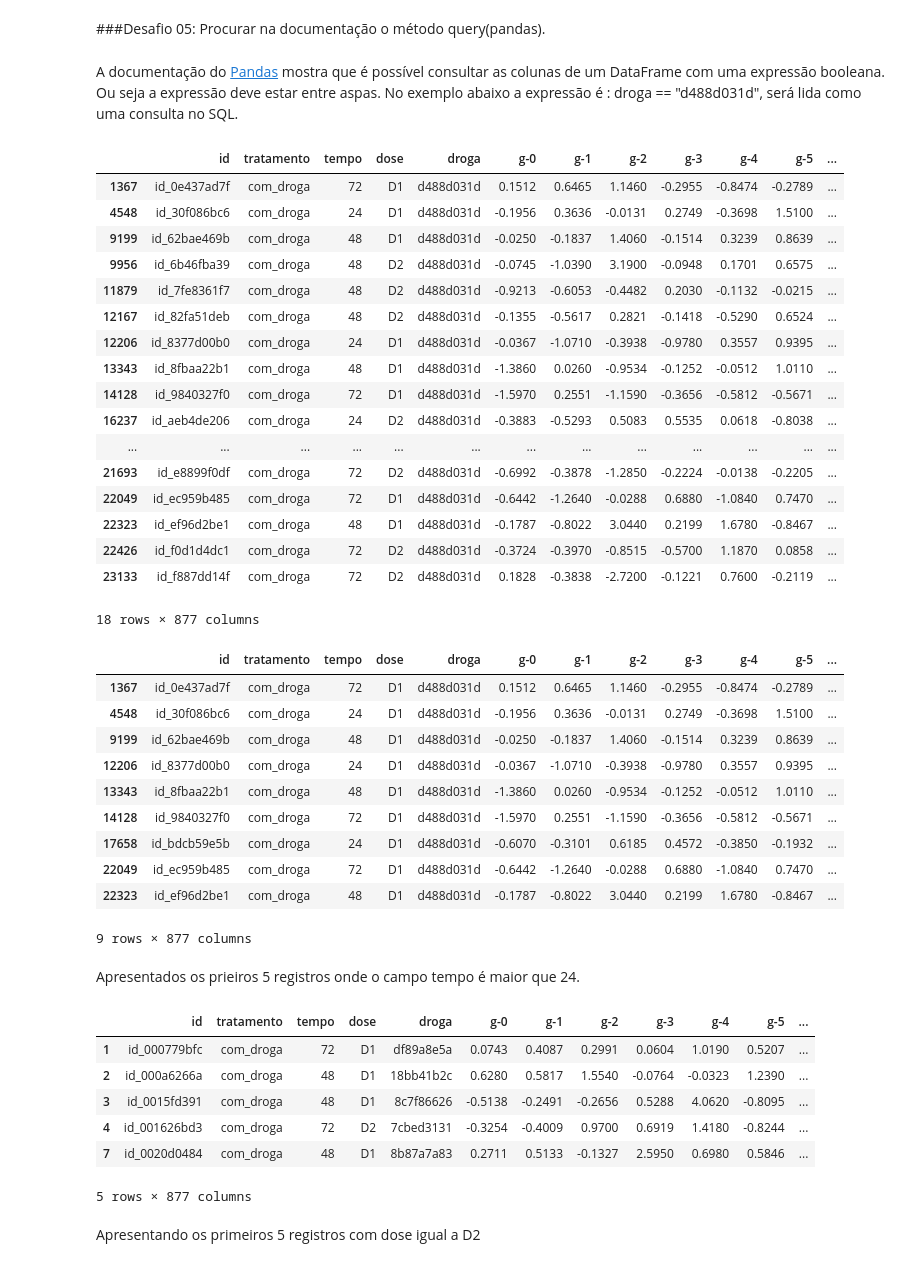
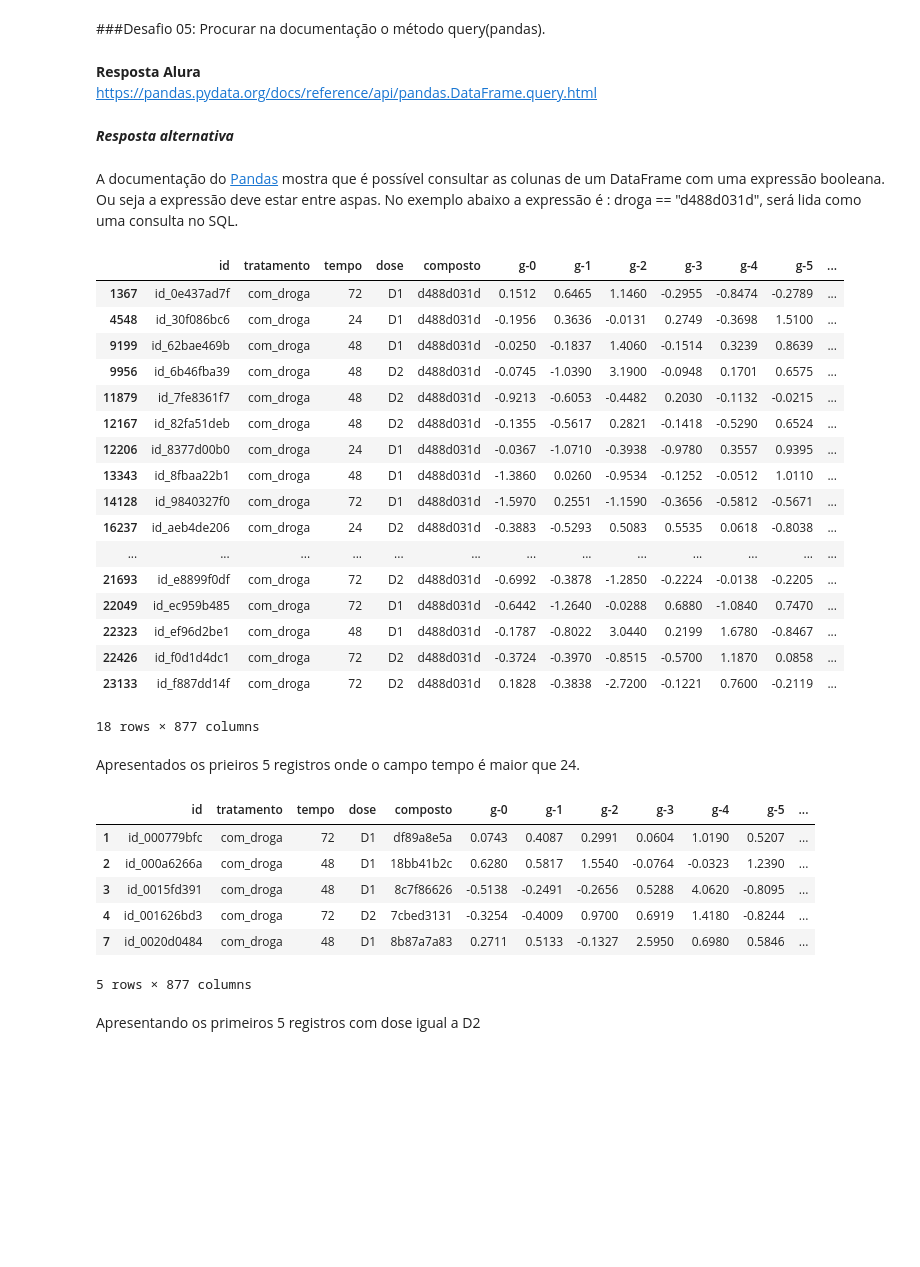
Before and after one commit to weltonrosa/Curso_Alura_ImersaoDados, a Jupyter notebook: Imersão_Dados.ipynb, the cells around one changed output. Saved outputs shown, nothing was run; the diff lists cells and outputs as text; code cells hidden in the pictures; blank space fills up the shorter version.

```diff
--- a/Imersão_Dados.ipynb
+++ b/Imersão_Dados.ipynb
@@ -271,0 +337,4 @@ Name: tratamento, dtype: float64
+# %%
+mapa = {'droga': 'composto'}
+dados.rename(columns=mapa, inplace=True)
+dados['composto'].unique().shape[0]
@@ -325,13 +361,18 @@ Name: droga, Length: 3280, dtype: int64
 ***3.280 drogas foram utilizadas em menos de 19 experimentos cada uma.***
 # %% [markdown]
 ###Desafio 05: Procurar na documentação o método query(pandas).
+# %% [markdown]
+**Resposta Alura**<br>
+https://pandas.pydata.org/docs/reference/api/pandas.DataFrame.query.html
+# %% [markdown]
+***Resposta alternativa***
 # %% [markdown]
 A documentação do <a href="https://pandas.pydata.org/pandas-docs/stable/reference/api/pandas.DataFrame.query.html?highlight=query#pandas.DataFrame.query">Pandas</a> mostra que é possível consultar as colunas de um DataFrame com uma expressão booleana. Ou seja a expressão deve estar entre aspas. No exemplo abaixo a expressão é : droga == "d488d031d", será lida como uma consulta no SQL.
 # %%
 #Mostra todas os experimentos feitos com a droga chamada d488d031d.
-dados.query('droga == "d488d031d"')
+dados.query('composto == "d488d031d"')
 # %% [output]
-|  | id | tratamento | tempo | dose | droga | g-0 | g-1 | g-2 | g-3 | g-4 | g-5 | ... |
+|  | id | tratamento | tempo | dose | composto | g-0 | g-1 | g-2 | g-3 | g-4 | g-5 | ... |
 | 1367 | id_0e437ad7f | com_droga | 72 | D1 | d488d031d | 0.1512 | 0.6465 | 1.1460 | -0.2955 | -0.8474 | -0.2789 | ... |
 | 4548 | id_30f086bc6 | com_droga | 24 | D1 | d488d031d | -0.1956 | 0.3636 | -0.0131 | 0.2749 | -0.3698 | 1.5100 | ... |
 | 9199 | id_62bae469b | com_droga | 48 | D1 | d488d031d | -0.0250 | -0.1837 | 1.4060 | -0.1514 | 0.3239 | 0.8639 | ... |
@@ -352,24 +393,12 @@ dados.query('droga == "d488d031d"')
 # %%
 #É possível colocar mais de um parâmetro junto. Mostra os experimentos da droga "d488d031d" e dose "D1"
 dados.query('droga == "d488d031d" and dose == "D1"')
-# %% [output]
-|  | id | tratamento | tempo | dose | droga | g-0 | g-1 | g-2 | g-3 | g-4 | g-5 | ... |
-| 1367 | id_0e437ad7f | com_droga | 72 | D1 | d488d031d | 0.1512 | 0.6465 | 1.1460 | -0.2955 | -0.8474 | -0.2789 | ... |
-| 4548 | id_30f086bc6 | com_droga | 24 | D1 | d488d031d | -0.1956 | 0.3636 | -0.0131 | 0.2749 | -0.3698 | 1.5100 | ... |
-| 9199 | id_62bae469b | com_droga | 48 | D1 | d488d031d | -0.0250 | -0.1837 | 1.4060 | -0.1514 | 0.3239 | 0.8639 | ... |
-| 12206 | id_8377d00b0 | com_droga | 24 | D1 | d488d031d | -0.0367 | -1.0710 | -0.3938 | -0.9780 | 0.3557 | 0.9395 | ... |
-| 13343 | id_8fbaa22b1 | com_droga | 48 | D1 | d488d031d | -1.3860 | 0.0260 | -0.9534 | -0.1252 | -0.0512 | 1.0110 | ... |
-| 14128 | id_9840327f0 | com_droga | 72 | D1 | d488d031d | -1.5970 | 0.2551 | -1.1590 | -0.3656 | -0.5812 | -0.5671 | ... |
-| 17658 | id_bdcb59e5b | com_droga | 24 | D1 | d488d031d | -0.6070 | -0.3101 | 0.6185 | 0.4572 | -0.3850 | -0.1932 | ... |
-| 22049 | id_ec959b485 | com_droga | 72 | D1 | d488d031d | -0.6442 | -1.2640 | -0.0288 | 0.6880 | -1.0840 | 0.7470 | ... |
-| 22323 | id_ef96d2be1 | com_droga | 48 | D1 | d488d031d | -0.1787 | -0.8022 | 3.0440 | 0.2199 | 1.6780 | -0.8467 | ... |
-9 rows × 877 columns
 # %% [markdown]
 Apresentados os prieiros 5 registros onde o campo tempo é maior que 24.
 # %%
 dados.query("tempo > 24").head()
 # %% [output]
-|  | id | tratamento | tempo | dose | droga | g-0 | g-1 | g-2 | g-3 | g-4 | g-5 | ... |
+|  | id | tratamento | tempo | dose | composto | g-0 | g-1 | g-2 | g-3 | g-4 | g-5 | ... |
 | 1 | id_000779bfc | com_droga | 72 | D1 | df89a8e5a | 0.0743 | 0.4087 | 0.2991 | 0.0604 | 1.0190 | 0.5207 | ... |
 | 2 | id_000a6266a | com_droga | 48 | D1 | 18bb41b2c | 0.6280 | 0.5817 | 1.5540 | -0.0764 | -0.0323 | 1.2390 | ... |
 | 3 | id_0015fd391 | com_droga | 48 | D1 | 8c7f86626 | -0.5138 | -0.2491 | -0.2656 | 0.5288 | 4.0620 | -0.8095 | ... |
```
Also changed, not shown: parts of 160 cells of this notebook.
